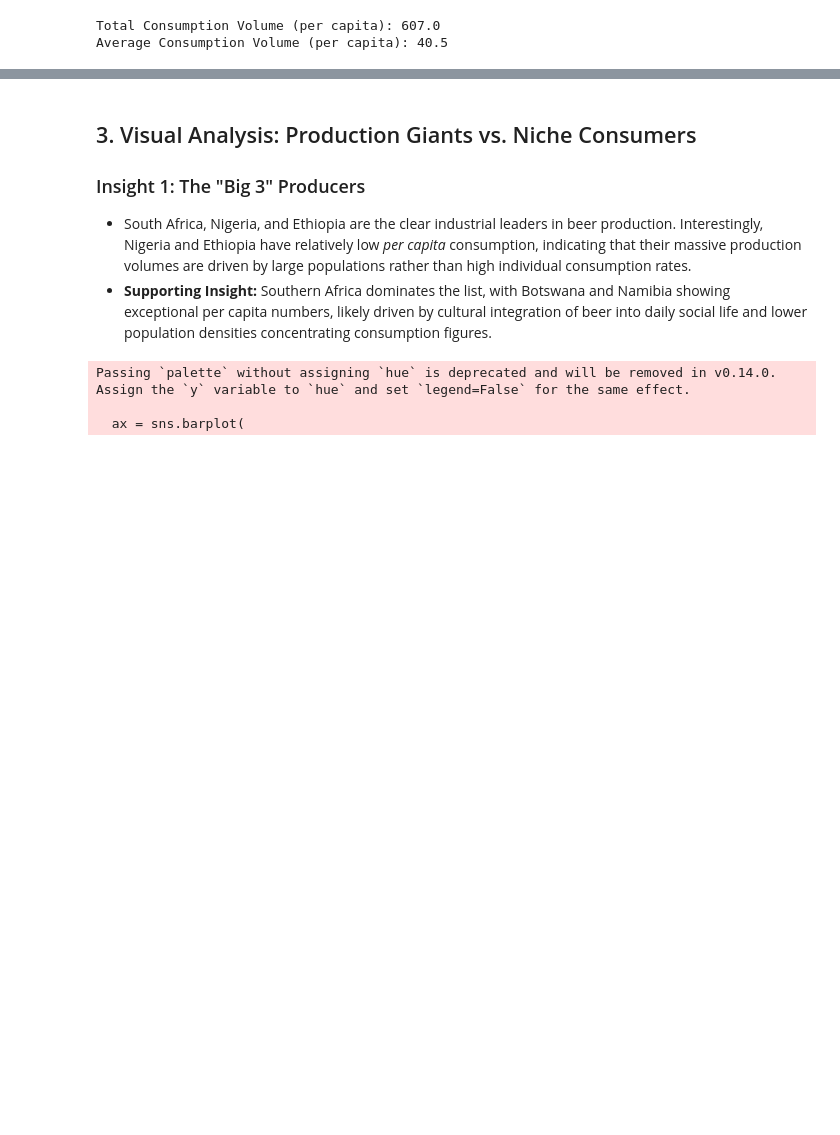
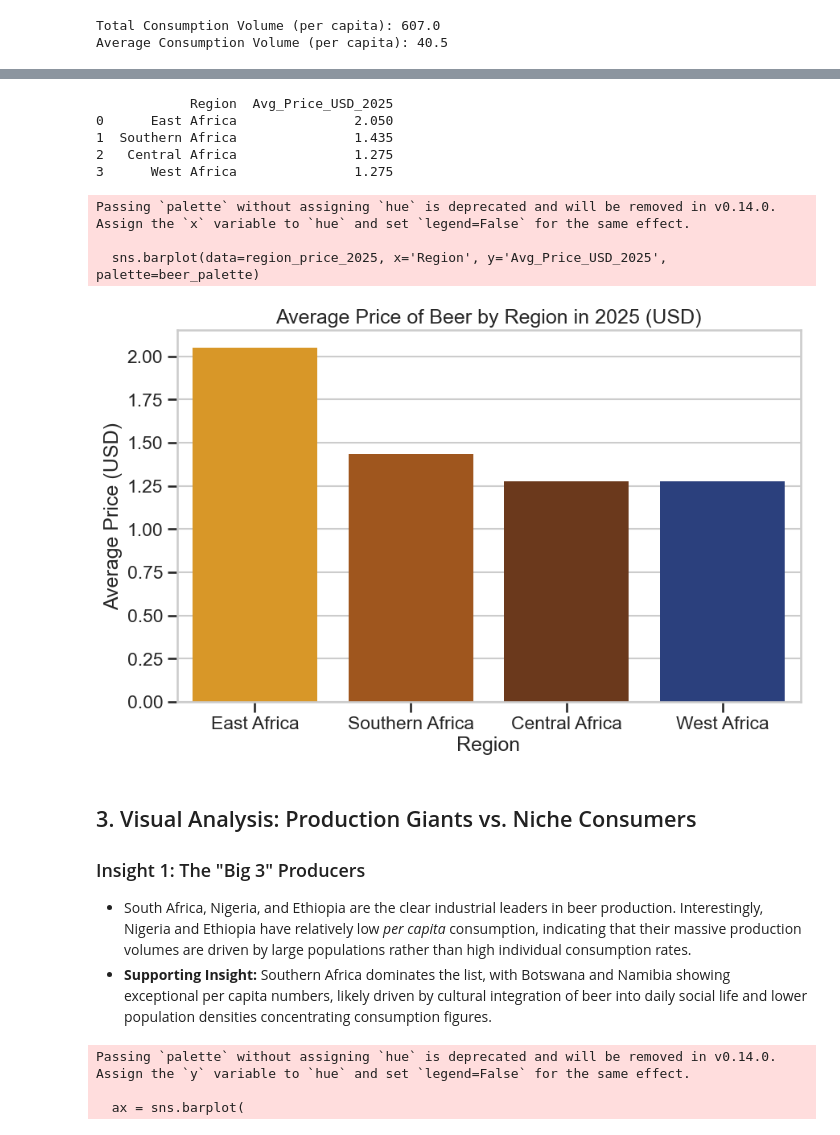
Before and after one commit to Ogombo-collins/African-Beer-Market-Snapshot-ast-at-2025, a Jupyter notebook: African Beer Market Analysis.ipynb, the cells around one changed output, grey strips where cells are left out. Cells and saved outputs as stored; diff of their text form; code cells hidden in the pictures; blank space fills up the shorter version.

```diff
--- a/African Beer Market Analysis.ipynb
+++ b/African Beer Market Analysis.ipynb
@@ -296,3 +330,27 @@ print(region_consumption)
+# %%
+# Quiz 6: Average price of beer by region in 2025?
+region_price_2025 = df.groupby('Region')['Avg_Price_USD_2025'].mean().reset_index().sort_values('Avg_Price_USD_2025', ascending=False).reset_index(drop=True)
+print(region_price_2025)
+
+# visualize average price by region
+plt.figure(figsize=(10,6))
+sns.barplot(data=region_price_2025, x='Region', y='Avg_Price_USD_2025', palette=beer_palette)
+plt.title('Average Price of Beer by Region in 2025 (USD)')
+plt.xlabel('Region')
+plt.ylabel('Average Price (USD)')
+#save the plot
+plt.savefig('average_price_by_region_2025.png')
+plt.show()
+# %% [output]
+            Region  Avg_Price_USD_2025
+0      East Africa               2.050
+1  Southern Africa               1.435
+2   Central Africa               1.275
+3      West Africa               1.275
+Passing `palette` without assigning `hue` is deprecated and will be removed in v0.14.0. Assign the `x` variable to `hue` and set `legend=False` for the same effect.
+
+  sns.barplot(data=region_price_2025, x='Region', y='Avg_Price_USD_2025', palette=beer_palette)
+[figure, added]
 # %% [markdown]
  ## 3. Visual Analysis: Production Giants vs. Niche Consumers
 
```
Also changed, not shown: parts of 8 cells of this notebook, 2 other files.
